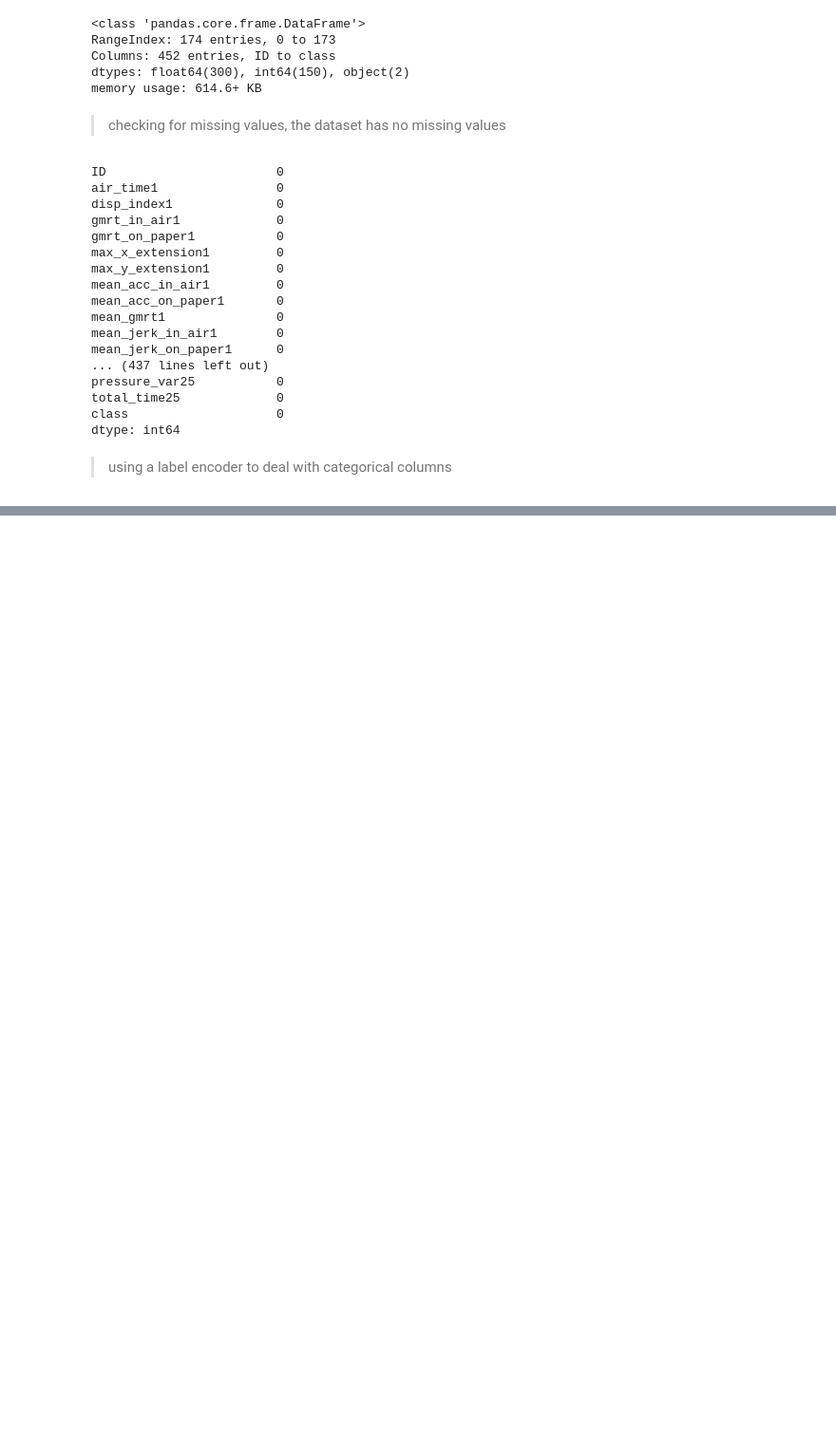
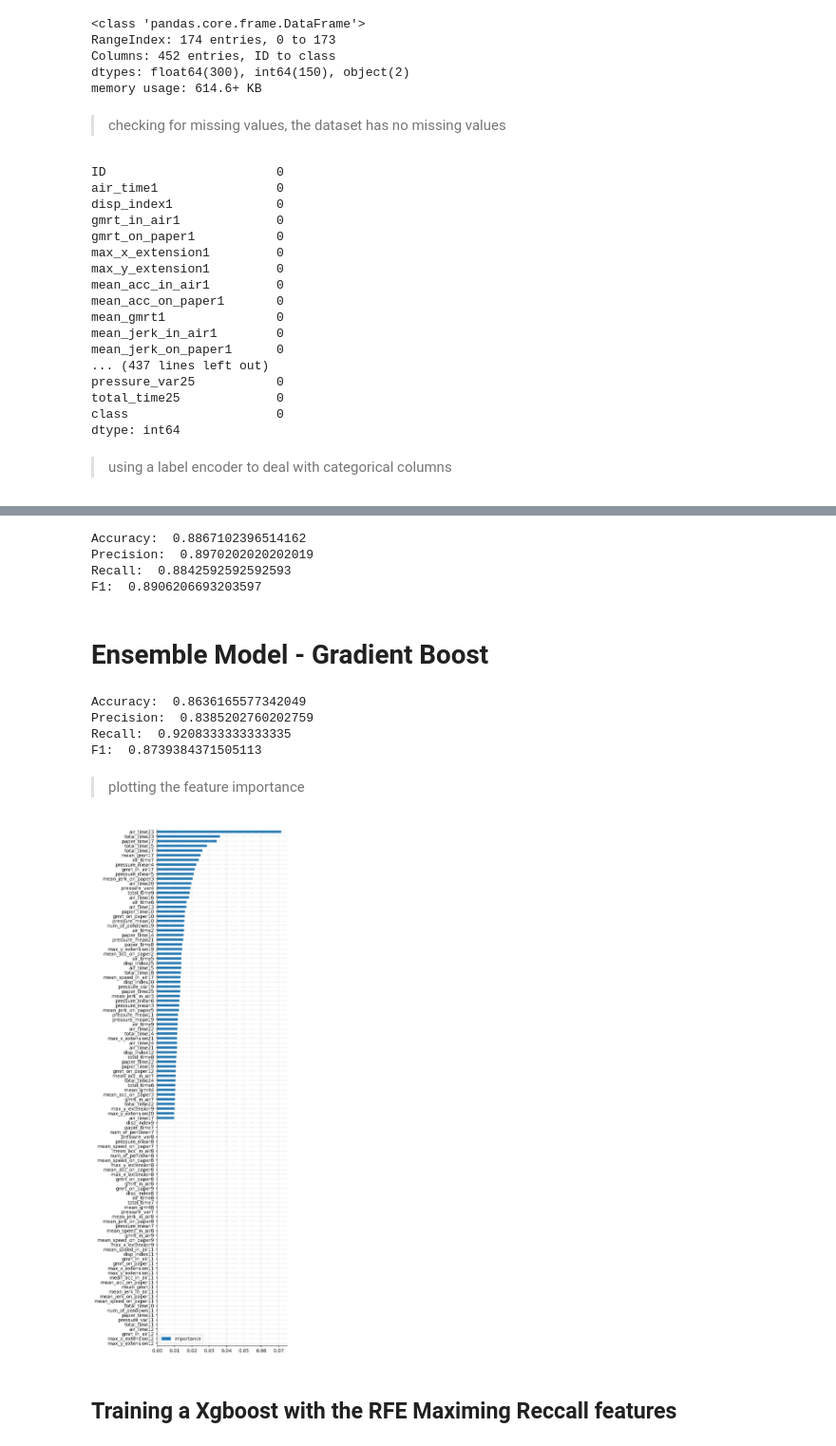
Before and after one commit to sofia-sartori/darwin_ds2, a Jupyter notebook: analysis/analysis.ipynb, the cells around one changed output, grey strips where cells are left out. Shown at 95% size. Drawn from its saved outputs; the diff is of its cells as text; code cells hidden in the pictures; blank space fills up the shorter version.

```diff
--- a/analysis/analysis.ipynb
+++ b/analysis/analysis.ipynb
@@ -91,0 +369,76 @@ for col in categorical_columns:
+# %%
+new_model = DecisionTreeClassifier()
+rfe = RFE(estimator=new_model, n_features_to_select=max_recall_num_features)
+X_transformed = rfe.fit_transform(X, y)
+
+scores = cross_val_score(new_model, X_transformed, y, cv=cv, scoring='accuracy')
+precision = cross_val_score(new_model, X_transformed, y, cv=cv, scoring='precision')
+recall = cross_val_score(new_model, X_transformed, y, cv=cv, scoring='recall')
+f1 = cross_val_score(new_model, X_transformed, y, cv=cv, scoring='f1')
+
+print('Accuracy: ', np.mean(scores))
+print('Precision: ', np.mean(precision))
+print('Recall: ', np.mean(recall))
+print('F1: ', np.mean(f1))
+# %% [output]
+Accuracy:  0.8867102396514162
+Precision:  0.8970202020202019
+Recall:  0.8842592592592593
+F1:  0.8906206693203597
+# %% [markdown]
+# Ensemble Model - Gradient Boost
+# %%
+bst = XGBClassifier(
+    n_estimators=500,
+    max_depth=5,
+    learning_rate=0.05,
+    subsample=0.8,
+    colsample_bytree=0.8,
+    scale_pos_weight=1.4,
+    min_child_weight=1,
+    gamma=3,
+    reg_lambda=10,
+    reg_alpha=2,
+    objective='binary:logistic',
+    eval_metric='aucpr',
+)
+
+cv = RepeatedStratifiedKFold(n_splits=10, n_repeats=3, random_state=RANDOM_STATE)
+
+scoring = {
+    'accuracy': make_scorer(accuracy_score),
+    'precision': make_scorer(precision_score),
+    'recall': make_scorer(recall_score),
+    'f1': make_scorer(f1_score)
+}
+
+scores = cross_val_score(bst, X, y, cv=cv, scoring='accuracy')
+precision = cross_val_score(bst, X, y, cv=cv, scoring='precision')
+recall = cross_val_score(bst, X, y, cv=cv, scoring='recall')
+f1 = cross_val_score(bst, X, y, cv=cv, scoring='f1')
+
+bst.fit(X_train, y_train)
+
+print('Accuracy: ', np.mean(scores))
+print('Precision: ', np.mean(precision))
+print('Recall: ', np.mean(recall))
+print('F1: ', np.mean(f1))
+# %% [output]
+Accuracy:  0.8636165577342049
+Precision:  0.8385202760202759
+Recall:  0.9208333333333335
+F1:  0.8739384371505113
+# %% [markdown]
+> plotting the feature importance
+# %%
+feature_importances = bst.feature_importances_
+features = X.columns
+indices = np.argsort(feature_importances)[-110:]
+mlp = pd.DataFrame(feature_importances[indices], index=features[indices], columns=['importance'])
+mlp.sort_values(by='importance', ascending=False)
+mlp.plot(kind='barh', figsize=(5, 20))
+plt.show()
+# %% [output]
+[figure, added]
+# %% [markdown]
+## Training a Xgboost with the RFE Maximing Reccall features
```
Also changed, not shown: parts of 47 cells of this notebook.
